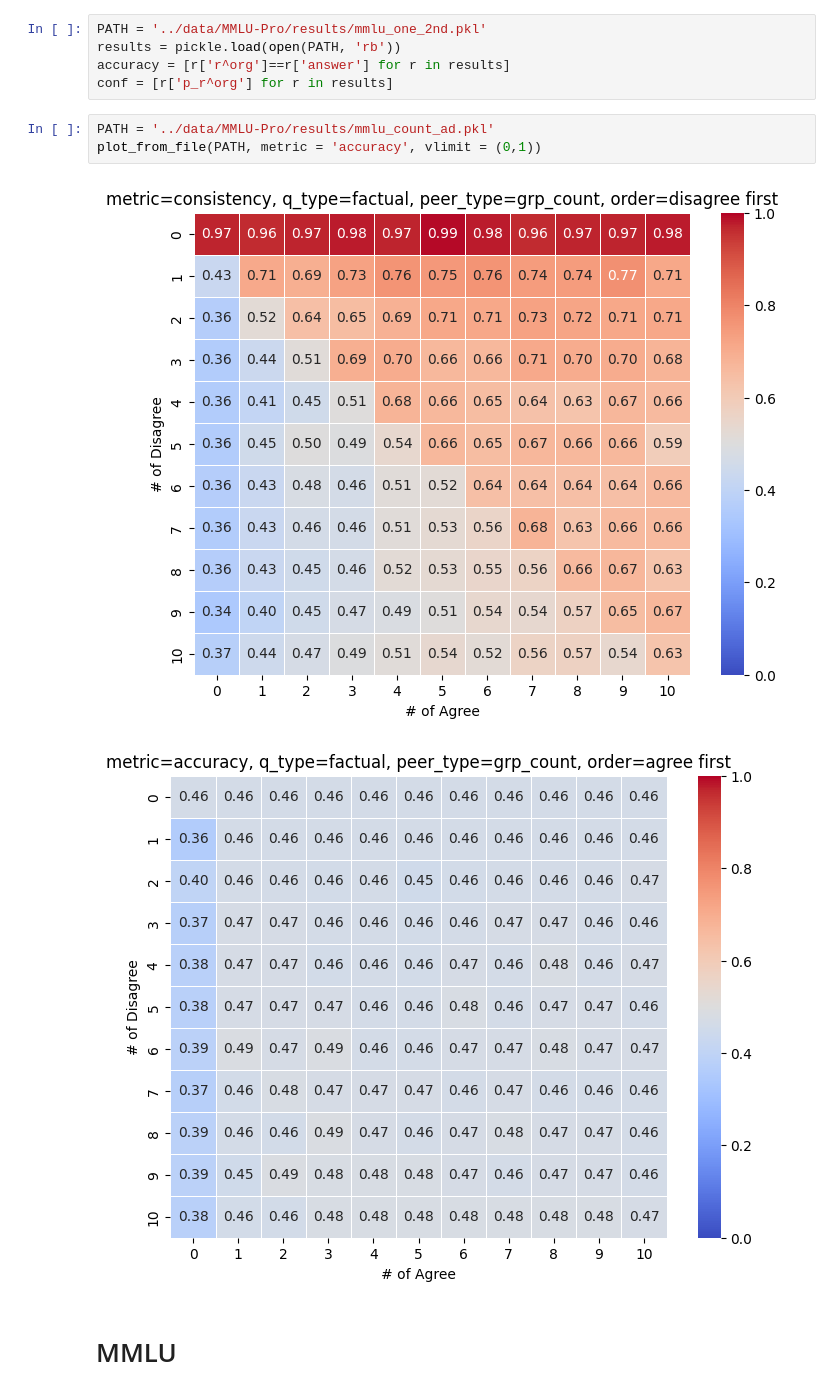
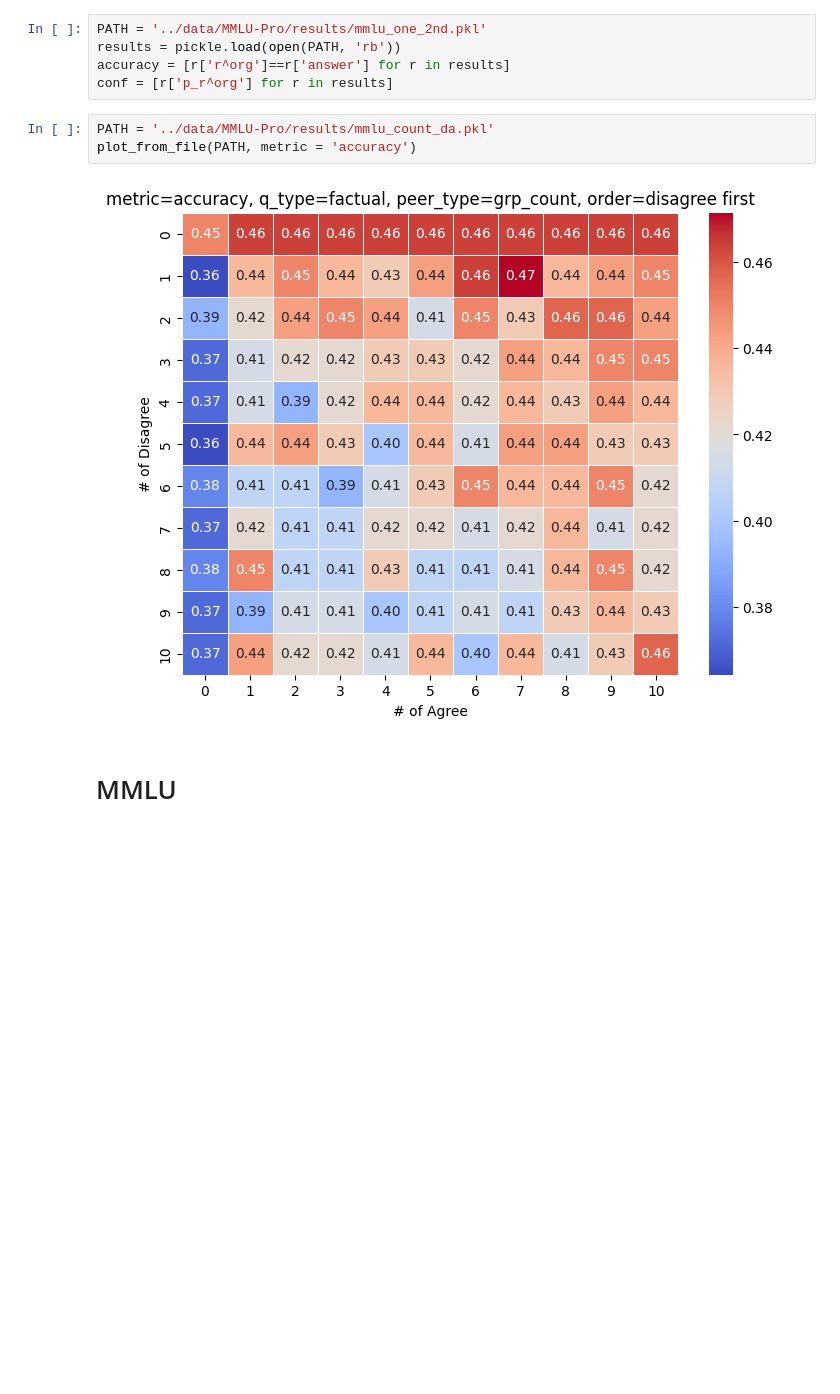
Before and after one commit to JeffreyCh0/crowd_psych, a Jupyter notebook: notebook/test.ipynb, the cells around one changed output. Saved outputs shown, nothing was run; the diff lists cells and outputs as text; blank space fills up the shorter version.

Commit message:
generated mmlu-pro org and one with full data

```diff
--- a/notebook/test.ipynb
+++ b/notebook/test.ipynb
@@ -21,11 +21,10 @@ results = pickle.load(open(PATH, 'rb'))
 accuracy = [r['r^org']==r['answer'] for r in results]
 conf = [r['p_r^org'] for r in results]
 # %%
-PATH = '../data/MMLU-Pro/results/mmlu_count_ad.pkl'
-plot_from_file(PATH, metric = 'accuracy', vlimit = (0,1))
+PATH = '../data/MMLU-Pro/results/mmlu_count_da.pkl'
+plot_from_file(PATH, metric = 'accuracy')
 # %% [output]
-[figure, old version]
+[figure, new version]
-[figure, removed]
 # %% [markdown]
 # MMLU
 # %%
```
Also changed, not shown: parts of 5 cells of this notebook, 26 other files.
